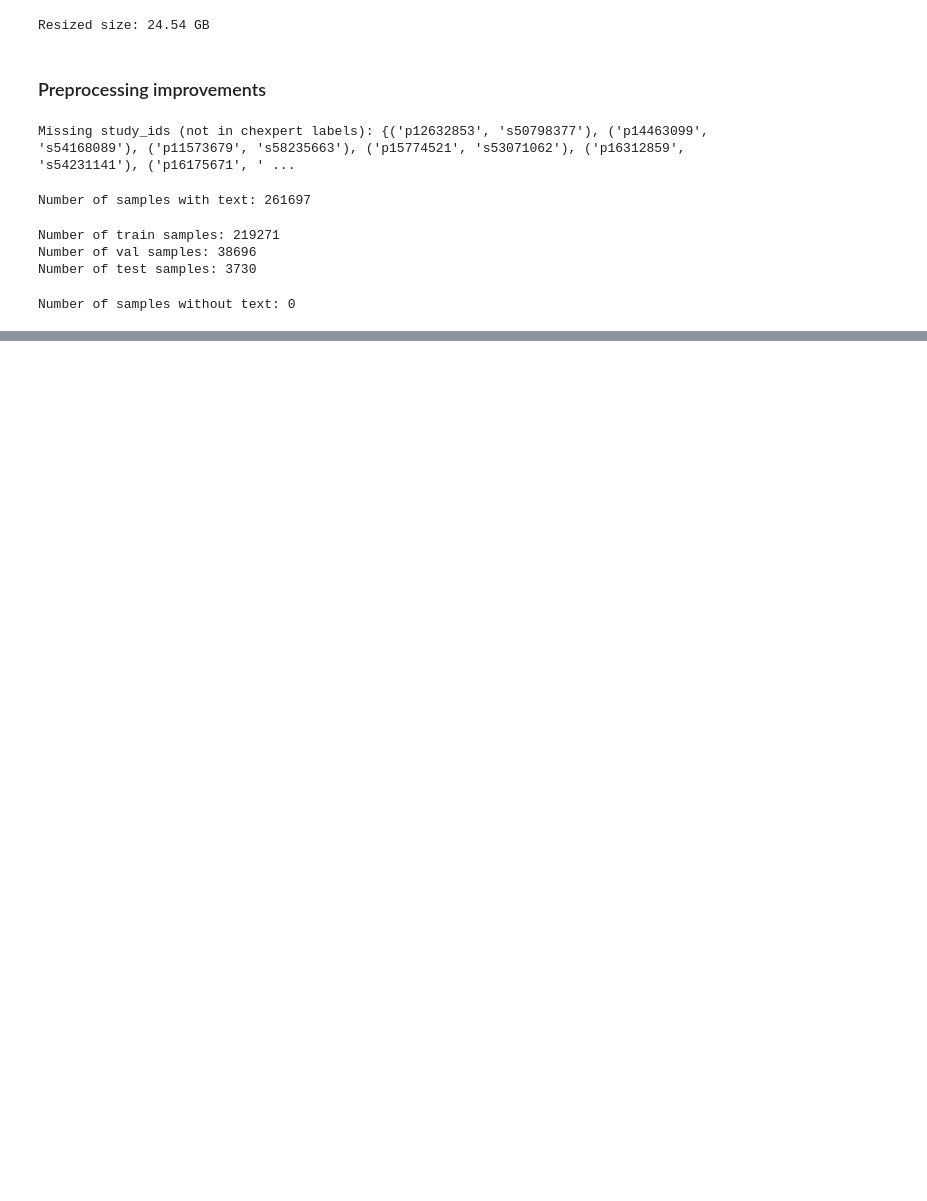
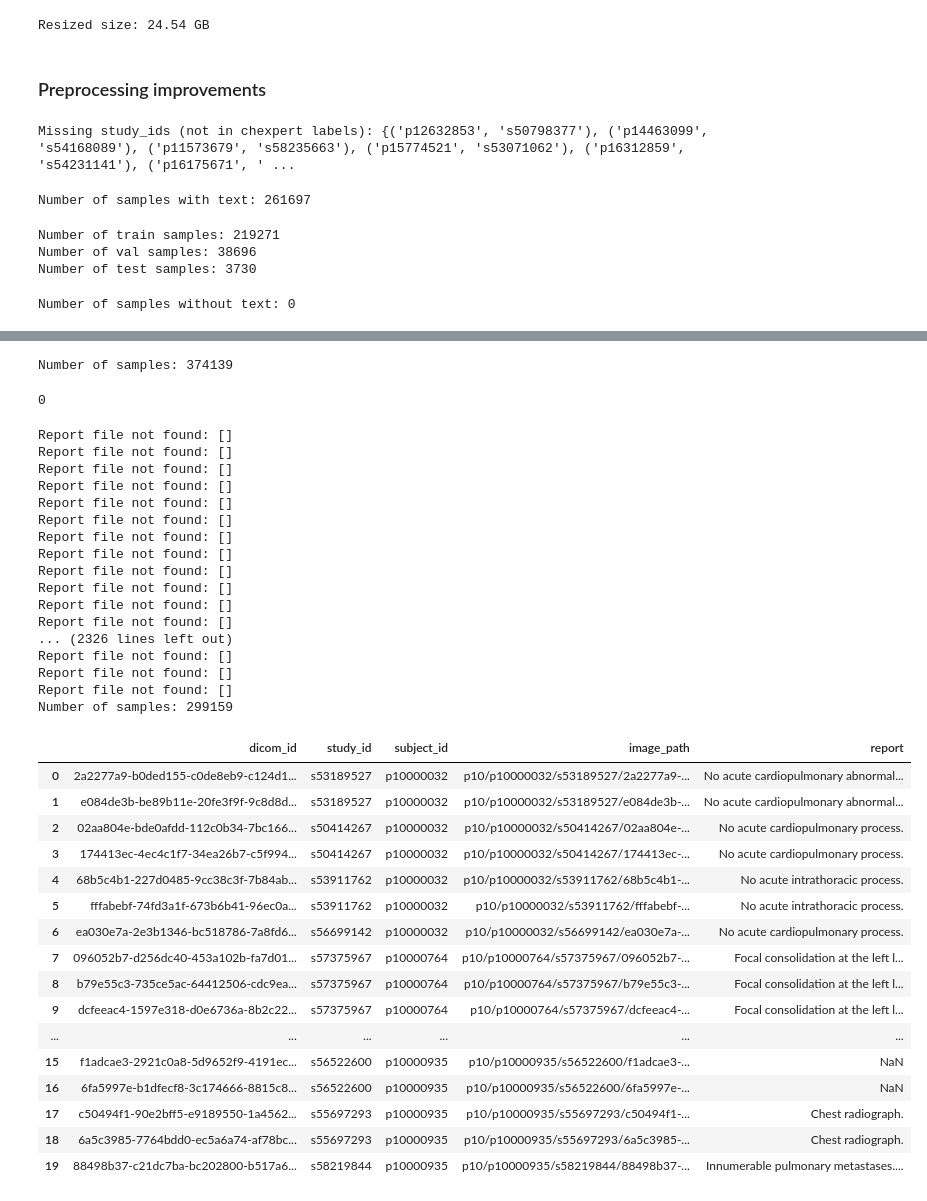
Before and after one commit to tudormihaita/cxr-report-gen, a Jupyter notebook: notebooks/mimic-cxr-data-processing.ipynb, the cells around one changed output, grey strips where cells are left out. Drawn from its saved outputs; the diff is of its cells as text; code cells hidden in the pictures; blank space fills up the shorter version.

```diff
--- a/notebooks/mimic-cxr-data-processing.ipynb
+++ b/notebooks/mimic-cxr-data-processing.ipynb
@@ -10,7 +10,7 @@ from torchvision.transforms import Resize
 from constants import DATASETS_PATH, CHEXPERT_LABELS
 # %%
 DATA_PATH = DATASETS_PATH['mimic-cxr']
-IMAGES_PATH = 'images'
+IMAGES_PATH = 'images-normalized'
 REPORTS_PATH = 'reports'
 # %% [markdown]
 ## MIMIC Dataset inspection & preprocessing
@@ -614,0 +526,10 @@ Support Devices: 1057
+# %%
+REPORTS_CLEANED_PATH = 'reports-cxr-pro'
+reports_path = os.path.join(DATA_PATH, REPORTS_CLEANED_PATH)
+
+train_reports = pd.read_csv(f'{reports_path}/mimic_train_impressions.csv')
+test_reports = pd.read_csv(f'{reports_path}/mimic_test_impressions.csv')
+
+print("Number of train samples: " + str(len(train_reports)))
+print("Number of test samples: " + str(len(test_reports)))
+train_reports.head(n=100)
@@ -614,0 +552,16 @@ Support Devices: 1057
+# %%
+train_reports['split'] = 'train'
+test_reports['split'] = 'test'
+
+combined_reports = pd.concat([train_reports, test_reports], ignore_index=True)
+
+print("Number of samples: " + str(len(combined_reports)))
+# combined_reports.to_csv(f'{reports_path}/mimic-cxr-pro-impressions.csv', index=False)
+# %% [output]
+Number of samples: 374139
+# %%
+combined_reports.fillna({'report': ''}, inplace=True)
+empty_count = combined_reports['report'].isnull().sum() + (combined_reports['report'].str.strip() == '').sum()
+print(empty_count)
+# %% [output]
+0
@@ -614,0 +611,40 @@ Support Devices: 1057
+# %%
+merged_data = merge_image_reports_processed(DATA_PATH, train_reports, test_reports)
+
+print("Number of samples: " + str(len(merged_data)))
+merged_data.head(n=20)
+# %% [output]
+Report file not found: []
+Report file not found: []
+Report file not found: []
+Report file not found: []
+Report file not found: []
+Report file not found: []
+Report file not found: []
+Report file not found: []
+Report file not found: []
+Report file not found: []
+Report file not found: []
+Report file not found: []
+... (2326 lines left out)
+Report file not found: []
+Report file not found: []
+Report file not found: []
+Number of samples: 299159
+|  | dicom_id | study_id | subject_id | image_path | report |
+| 0 | 2a2277a9-b0ded155-c0de8eb9-c124d1... | s53189527 | p10000032 | p10/p10000032/s53189527/2a2277a9-... | No acute cardiopulmonary abnormal... |
+| 1 | e084de3b-be89b11e-20fe3f9f-9c8d8d... | s53189527 | p10000032 | p10/p10000032/s53189527/e084de3b-... | No acute cardiopulmonary abnormal... |
+| 2 | 02aa804e-bde0afdd-112c0b34-7bc166... | s50414267 | p10000032 | p10/p10000032/s50414267/02aa804e-... | No acute cardiopulmonary process. |
+| 3 | 174413ec-4ec4c1f7-34ea26b7-c5f994... | s50414267 | p10000032 | p10/p10000032/s50414267/174413ec-... | No acute cardiopulmonary process. |
+| 4 | 68b5c4b1-227d0485-9cc38c3f-7b84ab... | s53911762 | p10000032 | p10/p10000032/s53911762/68b5c4b1-... | No acute intrathoracic process. |
+| 5 | fffabebf-74fd3a1f-673b6b41-96ec0a... | s53911762 | p10000032 | p10/p10000032/s53911762/fffabebf-... | No acute intrathoracic process. |
+| 6 | ea030e7a-2e3b1346-bc518786-7a8fd6... | s56699142 | p10000032 | p10/p10000032/s56699142/ea030e7a-... | No acute cardiopulmonary process. |
+| 7 | 096052b7-d256dc40-453a102b-fa7d01... | s57375967 | p10000764 | p10/p10000764/s57375967/096052b7-... | Focal consolidation at the left l... |
+| 8 | b79e55c3-735ce5ac-64412506-cdc9ea... | s57375967 | p10000764 | p10/p10000764/s57375967/b79e55c3-... | Focal consolidation at the left l... |
+| 9 | dcfeeac4-1597e318-d0e6736a-8b2c22... | s57375967 | p10000764 | p10/p10000764/s57375967/dcfeeac4-... | Focal consolidation at the left l... |
+| ... | ... | ... | ... | ... | ... |
+| 15 | f1adcae3-2921c0a8-5d9652f9-4191ec... | s56522600 | p10000935 | p10/p10000935/s56522600/f1adcae3-... | NaN |
+| 16 | 6fa5997e-b1dfecf8-3c174666-8815c8... | s56522600 | p10000935 | p10/p10000935/s56522600/6fa5997e-... | NaN |
+| 17 | c50494f1-90e2bff5-e9189550-1a4562... | s55697293 | p10000935 | p10/p10000935/s55697293/c50494f1-... | Chest radiograph. |
+| 18 | 6a5c3985-7764bdd0-ec5a6a74-af78bc... | s55697293 | p10000935 | p10/p10000935/s55697293/6a5c3985-... | Chest radiograph. |
+| 19 | 88498b37-c21dc7ba-bc202800-b517a6... | s58219844 | p10000935 | p10/p10000935/s58219844/88498b37-... | Innumerable pulmonary metastases.... |
```
Also changed, not shown: parts of 17 cells of this notebook, 28 other files.
